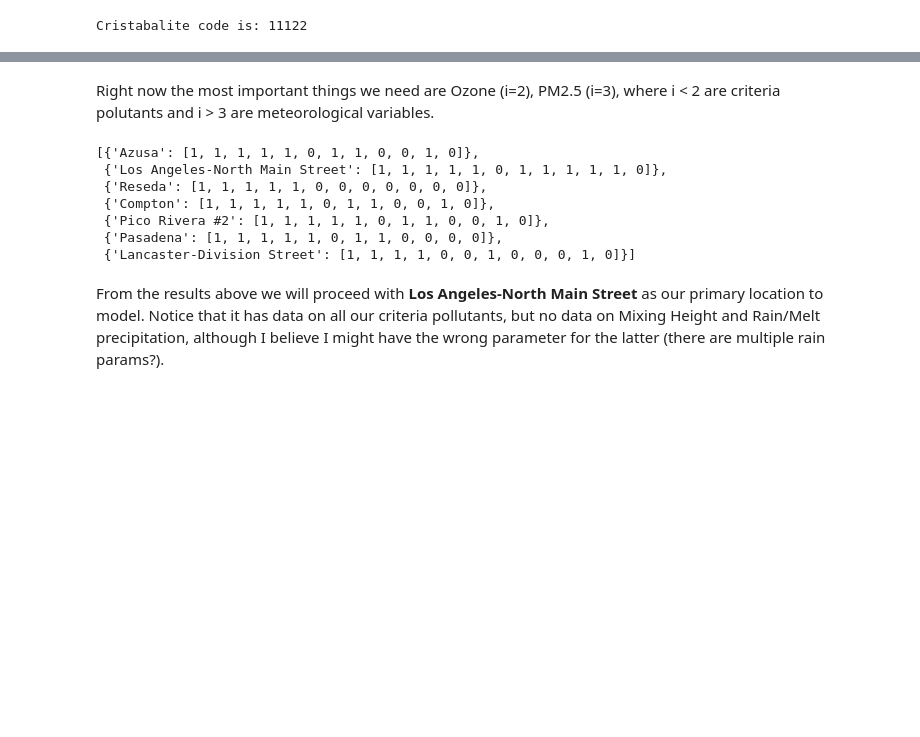
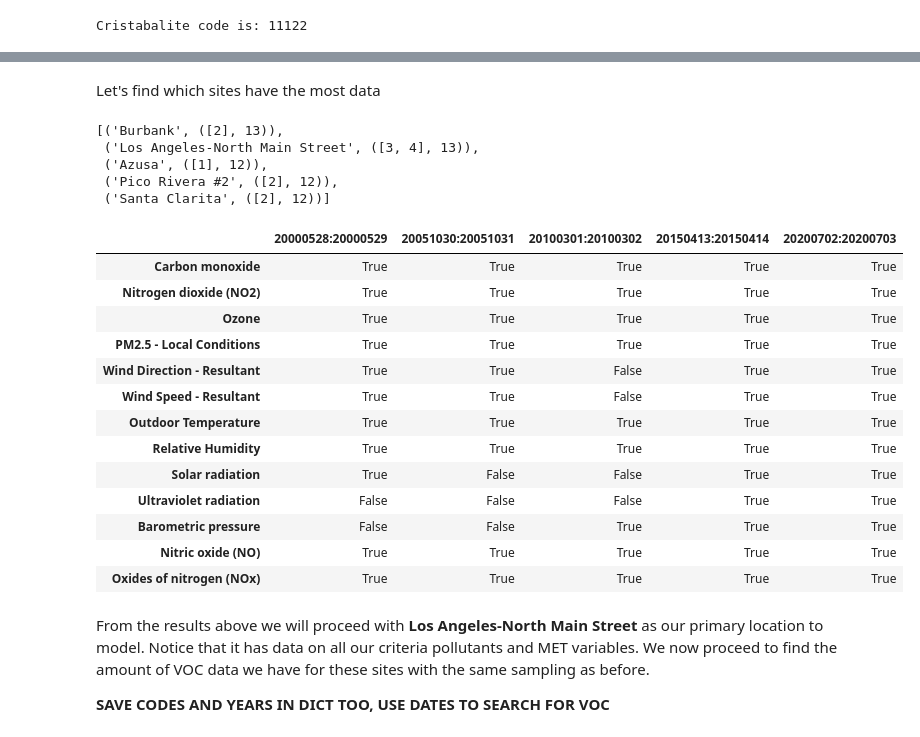
Before and after one commit to Tcintra/chem150, a Jupyter notebook: lab_notebook.ipynb, the cells around one changed output, grey strips where cells are left out. Saved outputs shown, nothing was run; the diff lists cells and outputs as text; code cells hidden in the pictures; blank space fills up the shorter version.

Commit message:
Explore VOC data

```diff
--- a/lab_notebook.ipynb
+++ b/lab_notebook.ipynb
@@ -70,2 +75,0 @@ We want to find a site, or small grroup of sites, that have enough data for us t
-# %%
-r = datafetcher.find_best_location(); r
@@ -91,16 +76,53 @@ Searching county 037 in state 06... Found 51 sites.
-# %% [markdown]
-Right now the most important things we need are Ozone (i=2), PM2.5 (i=3), where i < 2 are criteria polutants and i > 3 are meteorological variables.
-# %%
-
-best = [{k: v} for k, v in r.items() if ((sum(v) >= 4) and (v[2] == 1) and (v[3] == 1))]
-best
-# %% [output]
-[{'Azusa': [1, 1, 1, 1, 1, 0, 1, 1, 0, 0, 1, 0]},
- {'Los Angeles-North Main Street': [1, 1, 1, 1, 1, 0, 1, 1, 1, 1, 1, 0]},
- {'Reseda': [1, 1, 1, 1, 1, 0, 0, 0, 0, 0, 0, 0]},
- {'Compton': [1, 1, 1, 1, 1, 0, 1, 1, 0, 0, 1, 0]},
- {'Pico Rivera #2': [1, 1, 1, 1, 1, 0, 1, 1, 0, 0, 1, 0]},
- {'Pasadena': [1, 1, 1, 1, 1, 0, 1, 1, 0, 0, 0, 0]},
- {'Lancaster-Division Street': [1, 1, 1, 1, 0, 0, 1, 0, 0, 0, 1, 0]}]
+# %%
+# r = datafetcher.find_best_location()
+# with open('data.json', 'w') as fp:
+#     json.dump(r, fp)
+
+with open('data.json', 'r') as f:
+  r = json.load(f)
+# %% [markdown]
+Let's find which sites have the most data
+# %%
+data = r['Data']
+metadata = r['Metadata']
+
+num_codes = len(data['Azusa']) # Any key in result dict
+num_years = len(data['Azusa'][0])
+
+yearly_results = {site:[sum([data[site][code][year] for code in range(num_codes)]) for year in range(num_years)] for site in data}
+yearly_best = {site: ([date for date, val in enumerate(yearly_results[site]) if val == max(yearly_results[site])], max(yearly_results[site])) for site in yearly_results}
+yearly_best_sorted = sorted(yearly_best.items(), key=lambda x : x[1][1], reverse=True)
+yearly_best_sorted[:5] # NOTE: (year whree most measurements weree takeen, most mausrements taken)
+# %% [output]
+[('Burbank', ([2], 13)),
+ ('Los Angeles-North Main Street', ([3, 4], 13)),
+ ('Azusa', ([1], 12)),
+ ('Pico Rivera #2', ([2], 12)),
+ ('Santa Clarita', ([2], 12))]
+# %%
+dates = [i[0]+':'+i[1] for i in metadata['dates']]
+codes = [datafetcher.all_codes.loc[code]['value_represented'] for code in metadata['codes']]
+
+ndf = pd.DataFrame(data['Los Angeles-North Main Street'])
+ndf.index = codes
+ndf.columns = dates
+ndf # NOTE: Table for when we have values in chosen station!
+# %% [output]
+|  | 20000528:20000529 | 20051030:20051031 | 20100301:20100302 | 20150413:20150414 | 20200702:20200703 |
+| Carbon monoxide | True | True | True | True | True |
+| Nitrogen dioxide (NO2) | True | True | True | True | True |
+| Ozone | True | True | True | True | True |
+| PM2.5 - Local Conditions | True | True | True | True | True |
+| Wind Direction - Resultant | True | True | False | True | True |
+| Wind Speed - Resultant | True | True | False | True | True |
+| Outdoor Temperature | True | True | True | True | True |
+| Relative Humidity | True | True | True | True | True |
+| Solar radiation | True | False | False | True | True |
+| Ultraviolet radiation | False | False | False | True | True |
+| Barometric pressure | False | False | True | True | True |
+| Nitric oxide (NO) | True | True | True | True | True |
+| Oxides of nitrogen (NOx) | True | True | True | True | True |
 # %% [markdown]
-From the results above we will proceed with <b>Los Angeles-North Main Street</b> as our primary location to model. Notice that it has data on all our criteria pollutants, but no data on Mixing Height and Rain/Melt precipitation, although I believe I might have the wrong parameter for the latter (there are multiple rain params?).
+From the results above we will proceed with <b>Los Angeles-North Main Street</b> as our primary location to model. Notice that it has data on all our criteria pollutants and MET variables. We now proceed to find the amount of VOC data we have for these sites with the same sampling as before.
+
+<b>SAVE CODES AND YEARS IN DICT TOO, USE DATES TO SEARCH FOR VOC</b>
```
Also changed, not shown: parts of 15 cells of this notebook, 6 other files.
